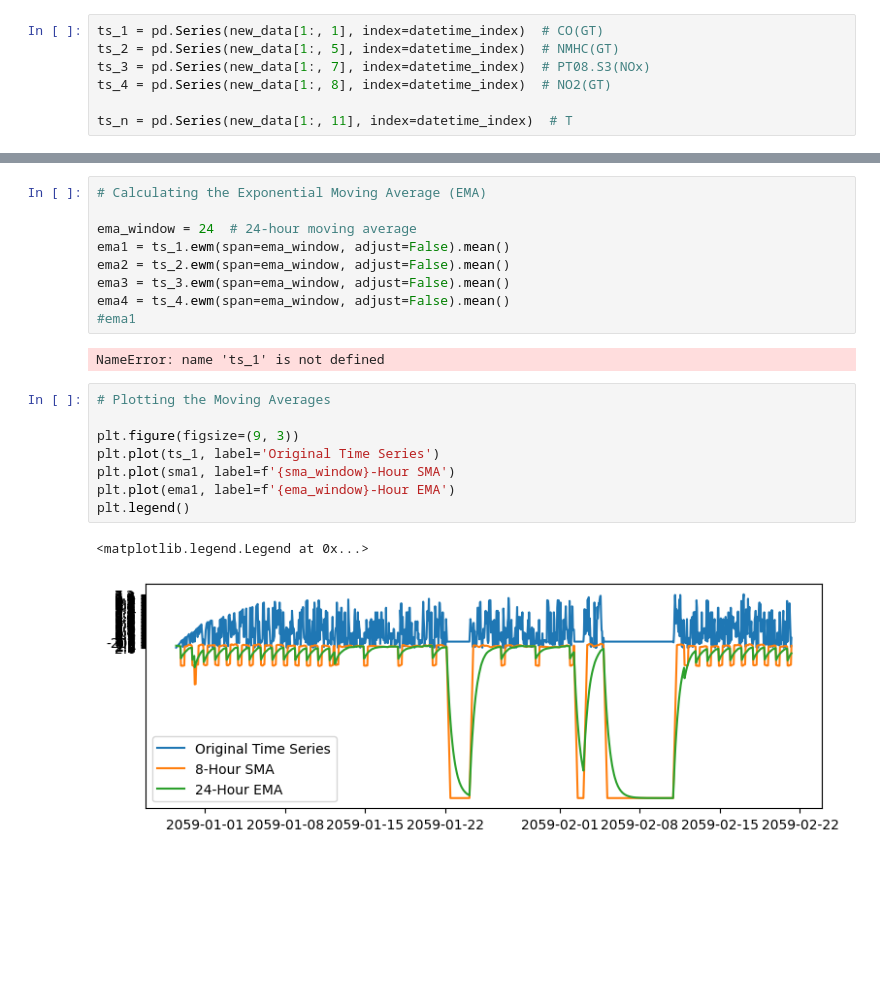
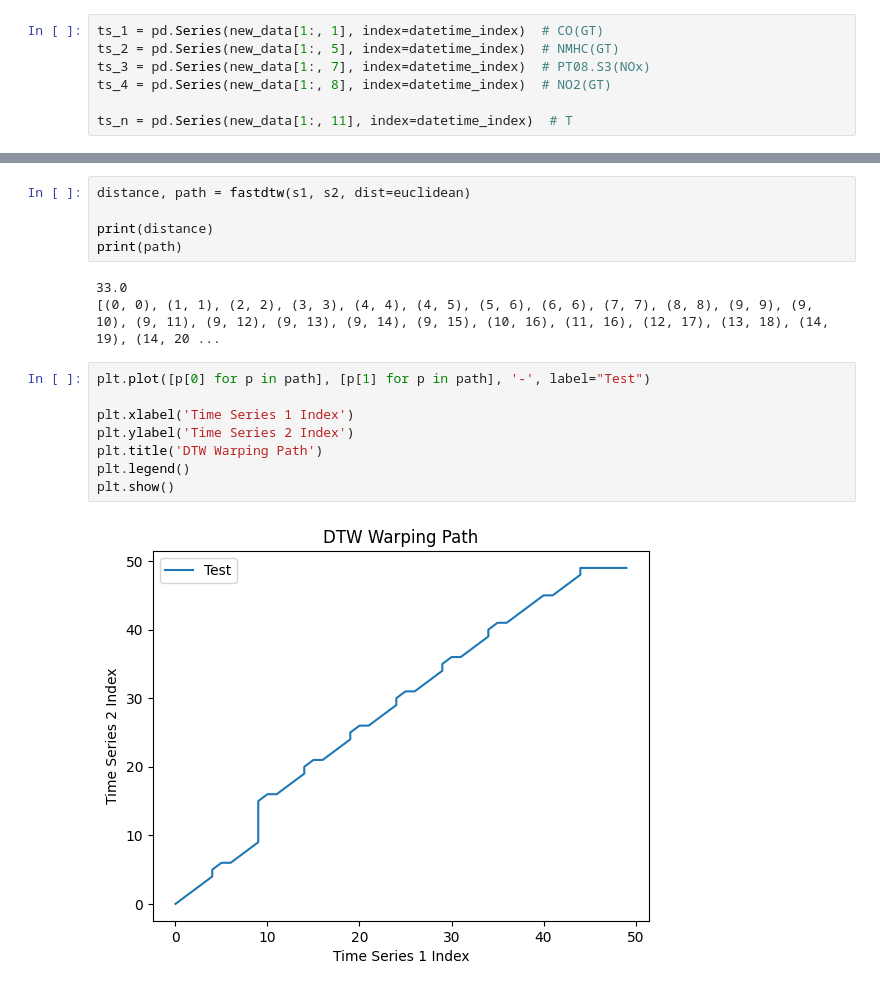
Before and after one commit to owuordickson/t-graank, a Jupyter notebook: analysis/timeseries_analysis.ipynb, the cells around one changed output, grey strips where cells are left out. Drawn from its saved outputs; the diff is of its cells as text; blank space fills up the shorter version.

```diff
--- a/analysis/timeseries_analysis.ipynb
+++ b/analysis/timeseries_analysis.ipynb
@@ -374,22 +161,18 @@ NameError: name 'ts_1' is not defined
-# %%
-# Calculating the Exponential Moving Average (EMA)
-
-ema_window = 24  # 24-hour moving average
-ema1 = ts_1.ewm(span=ema_window, adjust=False).mean()
-ema2 = ts_2.ewm(span=ema_window, adjust=False).mean()
-ema3 = ts_3.ewm(span=ema_window, adjust=False).mean()
-ema4 = ts_4.ewm(span=ema_window, adjust=False).mean()
-#ema1
-# %% [output]
-NameError: name 'ts_1' is not defined
-# %%
-# Plotting the Moving Averages
-
-plt.figure(figsize=(9, 3))
-plt.plot(ts_1, label='Original Time Series')
-plt.plot(sma1, label=f'{sma_window}-Hour SMA')
-plt.plot(ema1, label=f'{ema_window}-Hour EMA')
-plt.legend()
-# %% [output]
-<matplotlib.legend.Legend at 0x...>
-[figure, removed]
+# %%
+distance, path = fastdtw(s1, s2, dist=euclidean)
+
+print(distance)
+print(path)
+# %% [output]
+33.0
+[(0, 0), (1, 1), (2, 2), (3, 3), (4, 4), (4, 5), (5, 6), (6, 6), (7, 7), (8, 8), (9, 9), (9, 10), (9, 11), (9, 12), (9, 13), (9, 14), (9, 15), (10, 16), (11, 16), (12, 17), (13, 18), (14, 19), (14, 20 ...
+# %%
+plt.plot([p[0] for p in path], [p[1] for p in path], '-', label="Test")
+
+plt.xlabel('Time Series 1 Index')
+plt.ylabel('Time Series 2 Index')
+plt.title('DTW Warping Path')
+plt.legend()
+plt.show()
+# %% [output]
+[figure, added]
```
Also changed, not shown: parts of 21 cells of this notebook, 5 other files.
